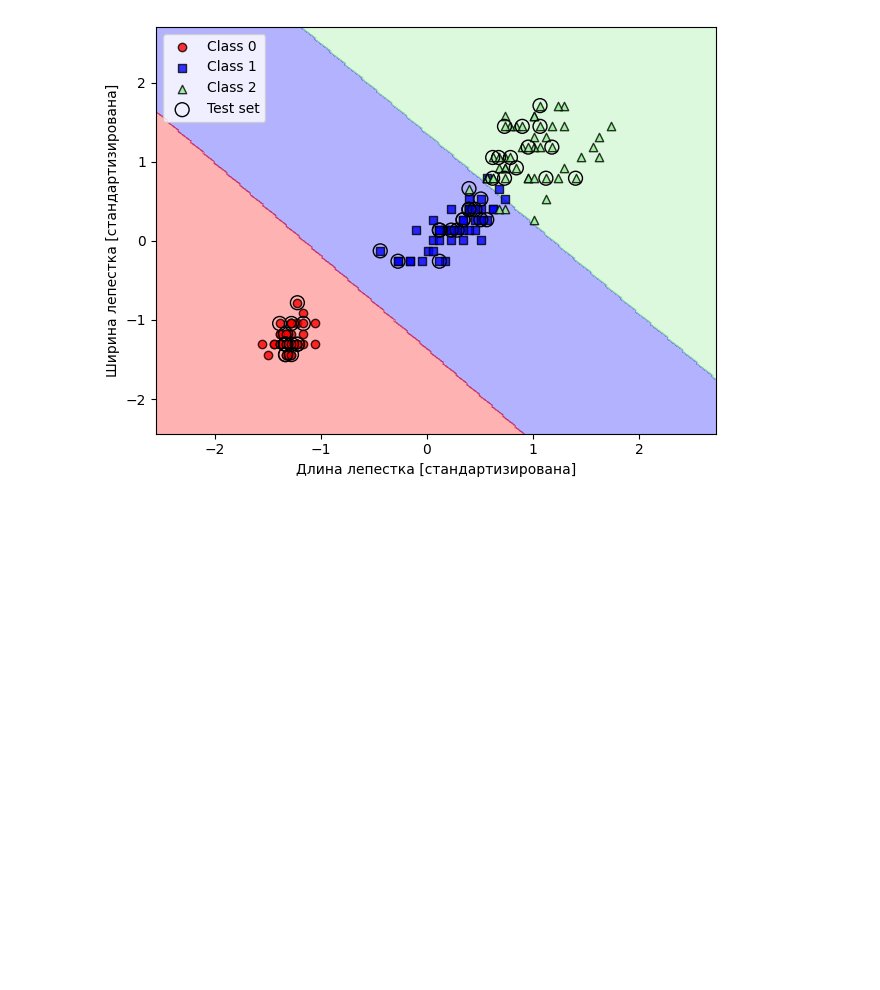
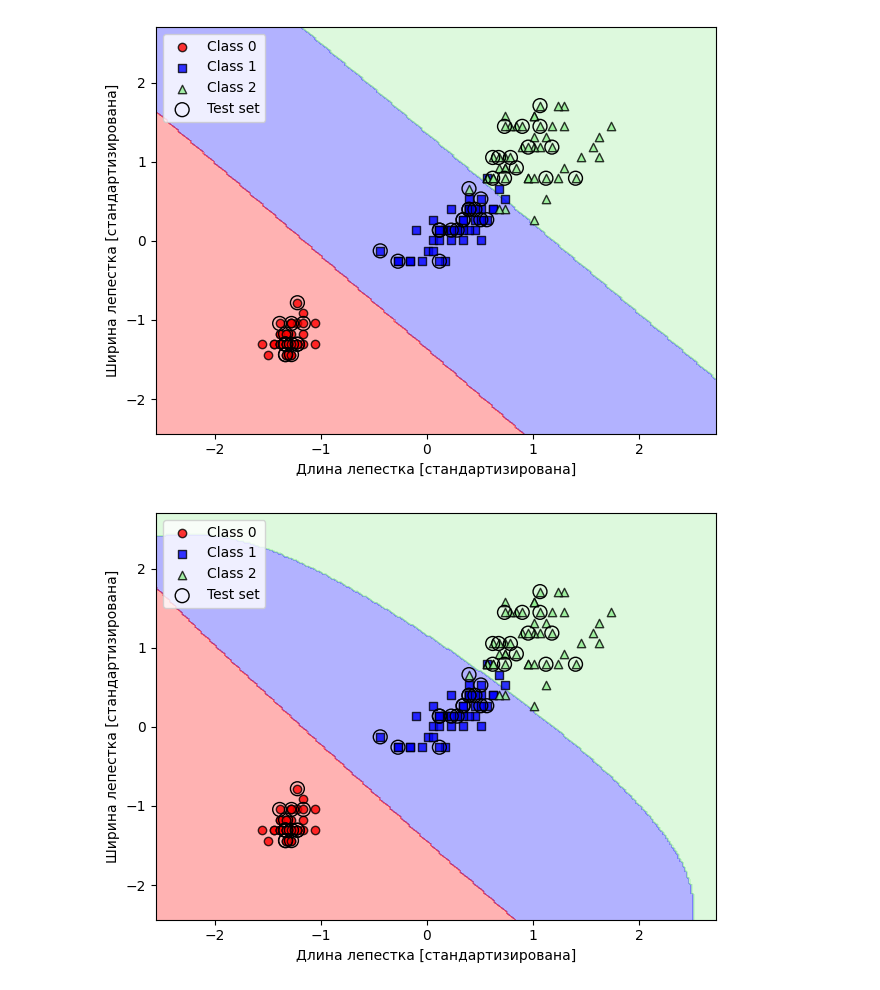
Before and after one commit to gCTRL26/ML_models, a Jupyter notebook: Classification_models/many_models_from_book.ipynb, the cells around one changed output. Drawn from its saved outputs; the diff is of its cells as text; code cells hidden in the pictures; blank space fills up the shorter version.

```diff
--- a/Classification_models/many_models_from_book.ipynb
+++ b/Classification_models/many_models_from_book.ipynb
@@ -181,7 +181,9 @@ from sklearn.svm import SVC
 
 svm = SVC(kernel='linear', C=1.0, random_state=1)
 svm.fit(X_train_std, y_train)
-plot_decision_regions(np.vstack((X_train_std, X_test_std)), np.hstack((y_train, y_test)), svm, range(105, 150))
+X_combined_std = np.vstack((X_train_std, X_test_std))
+y_combined = np.hstack((y_train, y_test))
+plot_decision_regions(X_combined_std, y_combined, svm, range(105, 150))
 
 plt.xlabel("Длина лепестка [стандартизирована]")
 plt.ylabel("Ширина лепестка [стандартизирована]")
@@ -190,3 +192,15 @@ plt.tight_layout()
 plt.show()
 # %% [output]
 [figure]
+# %%
+svmk = SVC(kernel='rbf', random_state=1, gamma=0.2, C=1.0)
+svmk.fit(X_train_std, y_train)
+plot_decision_regions(X_combined_std, y_combined, classifier=svmk, test_idx=range(105, 150))
+
+plt.xlabel("Длина лепестка [стандартизирована]")
+plt.ylabel("Ширина лепестка [стандартизирована]")
+plt.legend(loc='upper left')
+plt.tight_layout()
+plt.show()
+# %% [output]
+[figure, added]
```
Also changed, not shown: parts of 5 cells of this notebook.
